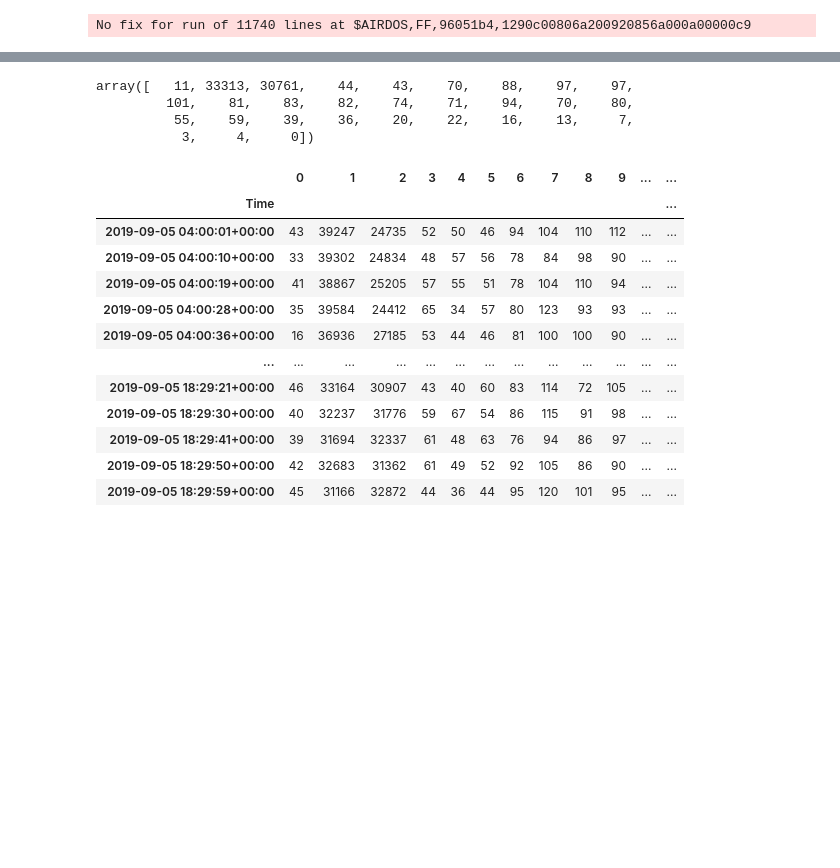
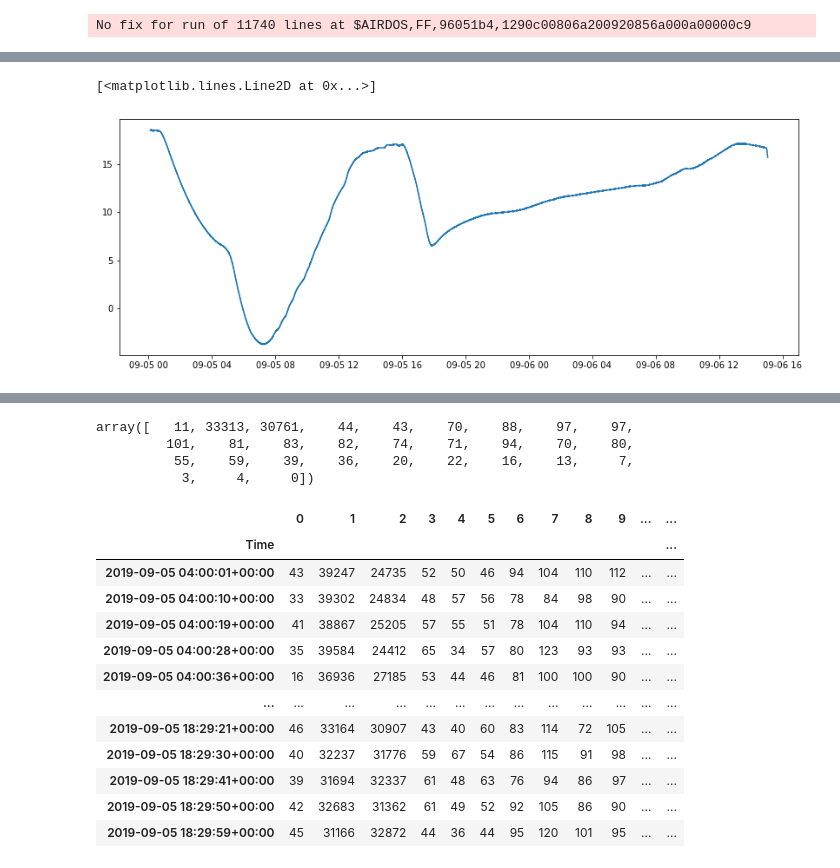
Before and after one commit to ODZ-UJF-AV-CR/FIK-4-Kiruna, a Jupyter notebook: notebooks/SpectraDemos.ipynb, the cells around one changed output, grey strips where cells are left out. Saved outputs shown, nothing was run; the diff lists cells and outputs as text; code cells hidden in the pictures; blank space fills up the shorter version.

```diff
--- a/notebooks/SpectraDemos.ipynb
+++ b/notebooks/SpectraDemos.ipynb
@@ -35,0 +39,9 @@ plt.imshow(np.log(spectra), aspect='auto')
+# %%
+plt.figure(figsize=(14, 5))
+#plt.imshow(c.index,c.Temp)
+plt.plot(c.index,c.Temp)
+#np.array(list(c['Bins']).add(c['Temp']))
+#list(c['Bins']).append(c['Temp'])
+# %% [output]
+[<matplotlib.lines.Line2D at 0x...>]
+[figure, added]
```
Also changed, not shown: parts of 4 cells of this notebook, 1 other file.
